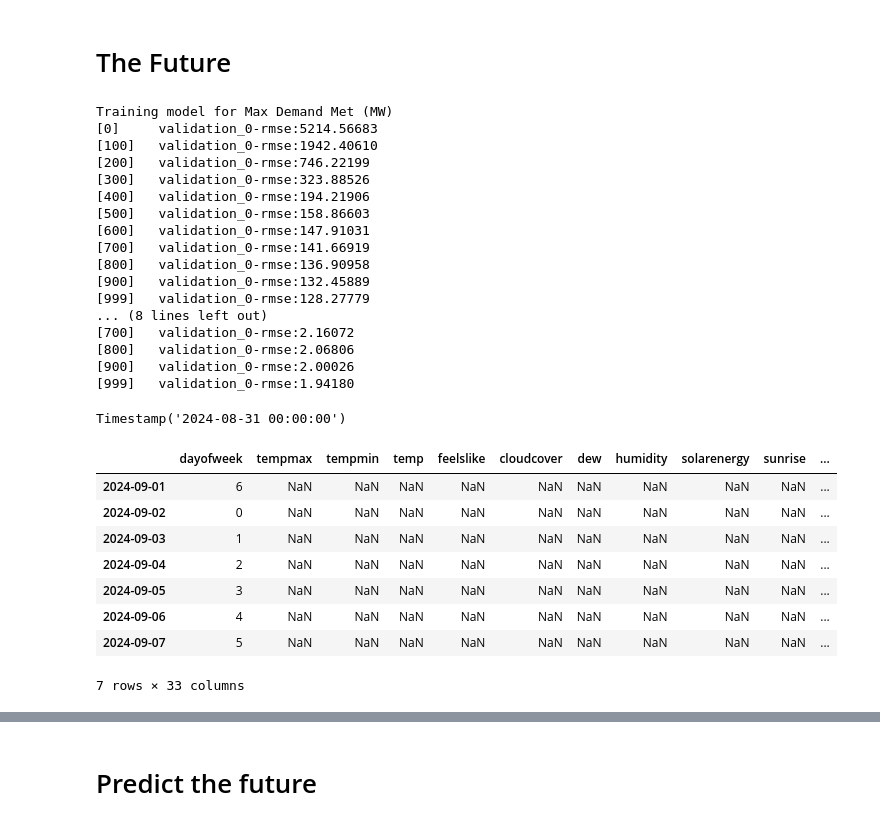
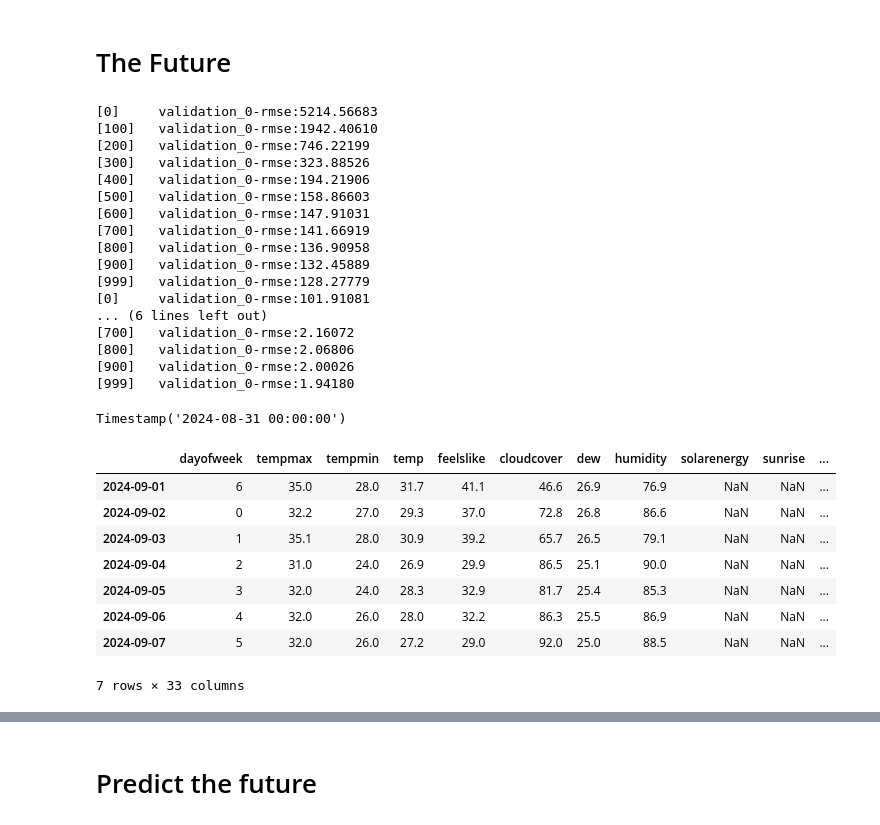
Before and after one commit to PiyushAgrawal626/SIH, a Jupyter notebook: sih-ps-1624.ipynb, the cells around one changed output, grey strips where cells are left out. Saved outputs shown, nothing was run; the diff lists cells and outputs as text; code cells hidden in the pictures.

```diff
--- a/sih-ps-1624.ipynb
+++ b/sih-ps-1624.ipynb
@@ -310,20 +310,19 @@ y_all = df[TARGET]
 
 warnings.filterwarnings('ignore', category=UserWarning, message='.*reg:linear is now deprecated.*')
 
-reg = xgb.XGBRegressor(base_score=0.5,
-                       booster='gbtree',
-                       n_estimators=1000,
-                       objective='reg:linear',
-                       max_depth=3,
-                       learning_rate=0.01)
+models = {}
 for target in TARGET:
-    print(f"Training model for {target}")
-
+    reg = xgb.XGBRegressor(base_score=0.5,
+                           booster='gbtree',
+                           n_estimators=1000,
+                           objective='reg:squarederror',
+                           max_depth=3,
+                           learning_rate=0.01)
     reg.fit(X_all, y_all[target],
             eval_set=[(X_all, y_all[target])],
             verbose=100)
+    models[target] = reg
 # %% [output]
-Training model for Max Demand Met (MW)
 [0]     validation_0-rmse:5214.56683
 [100]   validation_0-rmse:1942.40610
 [200]   validation_0-rmse:746.22199
@@ -335,7 +334,8 @@ Training model for Max Demand Met (MW)
 [800]   validation_0-rmse:136.90958
 [900]   validation_0-rmse:132.45889
 [999]   validation_0-rmse:128.27779
-... (8 lines left out)
+[0]     validation_0-rmse:101.91081
+... (6 lines left out)
 [700]   validation_0-rmse:2.16072
 [800]   validation_0-rmse:2.06806
 [900]   validation_0-rmse:2.00026
@@ -355,25 +355,26 @@ df_and_future = add_lags(df_and_future)
 # %%
 ff = df_and_future.query('isFuture').copy()
 ff['dayofweek'] = ff.index.dayofweek
 se = pd.read_csv('../input/sep-we/sep_w.csv')
 
 columns_of_interest = ['tempmax', 'tempmin', 'temp', 'feelslike', 'cloudcover', 'dew', 'humidity']
 
 
 # Extract the first 7 rows for the specified columns
-extracted_data = df.loc[df.index[:7], columns_of_interest]
+extracted_data = se.loc[se.index[:7], columns_of_interest]
 
-# Update ff with the extracted data for the specified columns, retaining other columns
-ff.update(extracted_data)
-
+# Update `ff` with the extracted data from `se`
+for column in columns_of_interest:
+    if column in ff.columns:
+        ff.loc[ff.index[:7], column] = extracted_data[column].values
 ff
 # %% [output]
 |  | dayofweek | tempmax | tempmin | temp | feelslike | cloudcover | dew | humidity | solarenergy | sunrise | ... |
-| 2024-09-01 | 6 | NaN | NaN | NaN | NaN | NaN | NaN | NaN | NaN | NaN | ... |
-| 2024-09-02 | 0 | NaN | NaN | NaN | NaN | NaN | NaN | NaN | NaN | NaN | ... |
-| 2024-09-03 | 1 | NaN | NaN | NaN | NaN | NaN | NaN | NaN | NaN | NaN | ... |
-| 2024-09-04 | 2 | NaN | NaN | NaN | NaN | NaN | NaN | NaN | NaN | NaN | ... |
-| 2024-09-05 | 3 | NaN | NaN | NaN | NaN | NaN | NaN | NaN | NaN | NaN | ... |
-| 2024-09-06 | 4 | NaN | NaN | NaN | NaN | NaN | NaN | NaN | NaN | NaN | ... |
-| 2024-09-07 | 5 | NaN | NaN | NaN | NaN | NaN | NaN | NaN | NaN | NaN | ... |
+| 2024-09-01 | 6 | 35.0 | 28.0 | 31.7 | 41.1 | 46.6 | 26.9 | 76.9 | NaN | NaN | ... |
+| 2024-09-02 | 0 | 32.2 | 27.0 | 29.3 | 37.0 | 72.8 | 26.8 | 86.6 | NaN | NaN | ... |
+| 2024-09-03 | 1 | 35.1 | 28.0 | 30.9 | 39.2 | 65.7 | 26.5 | 79.1 | NaN | NaN | ... |
+| 2024-09-04 | 2 | 31.0 | 24.0 | 26.9 | 29.9 | 86.5 | 25.1 | 90.0 | NaN | NaN | ... |
+| 2024-09-05 | 3 | 32.0 | 24.0 | 28.3 | 32.9 | 81.7 | 25.4 | 85.3 | NaN | NaN | ... |
+| 2024-09-06 | 4 | 32.0 | 26.0 | 28.0 | 32.2 | 86.3 | 25.5 | 86.9 | NaN | NaN | ... |
+| 2024-09-07 | 5 | 32.0 | 26.0 | 27.2 | 29.0 | 92.0 | 25.0 | 88.5 | NaN | NaN | ... |
 7 rows × 33 columns
```
Also changed, not shown: parts of 6 cells of this notebook.
